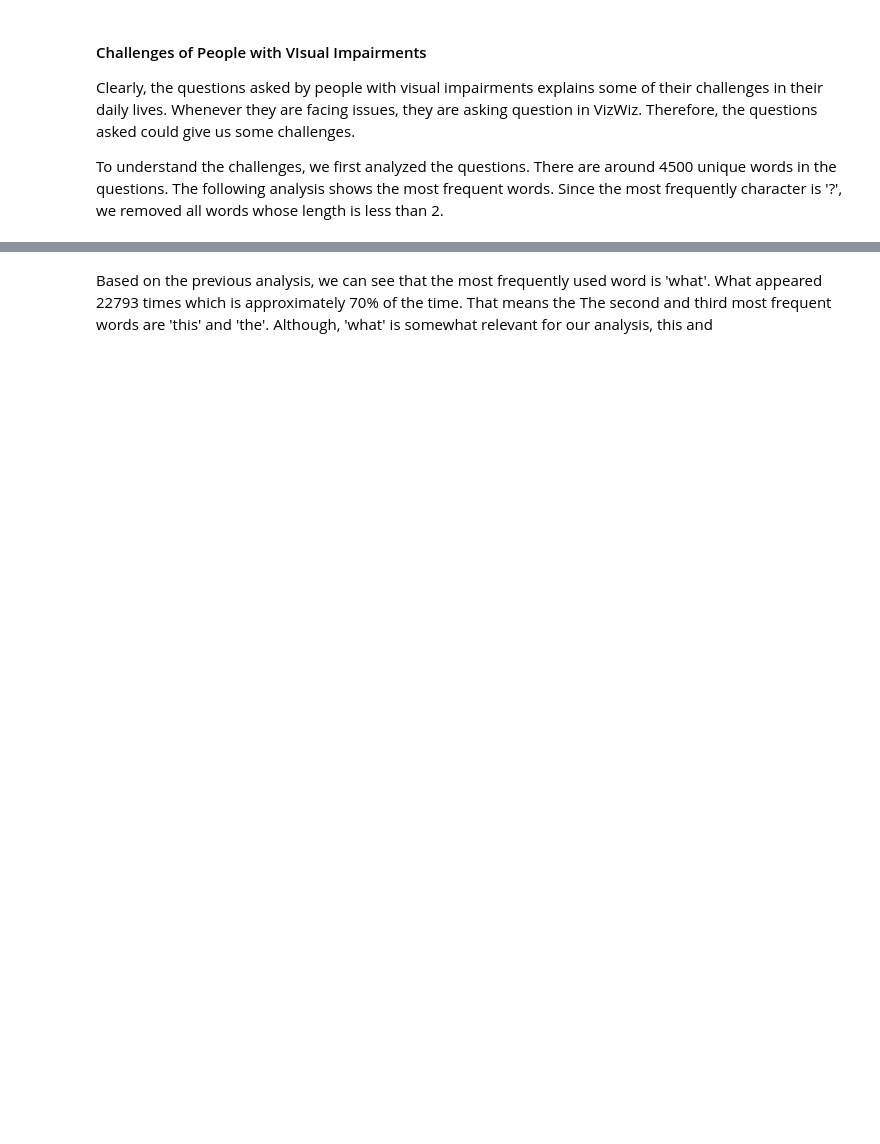
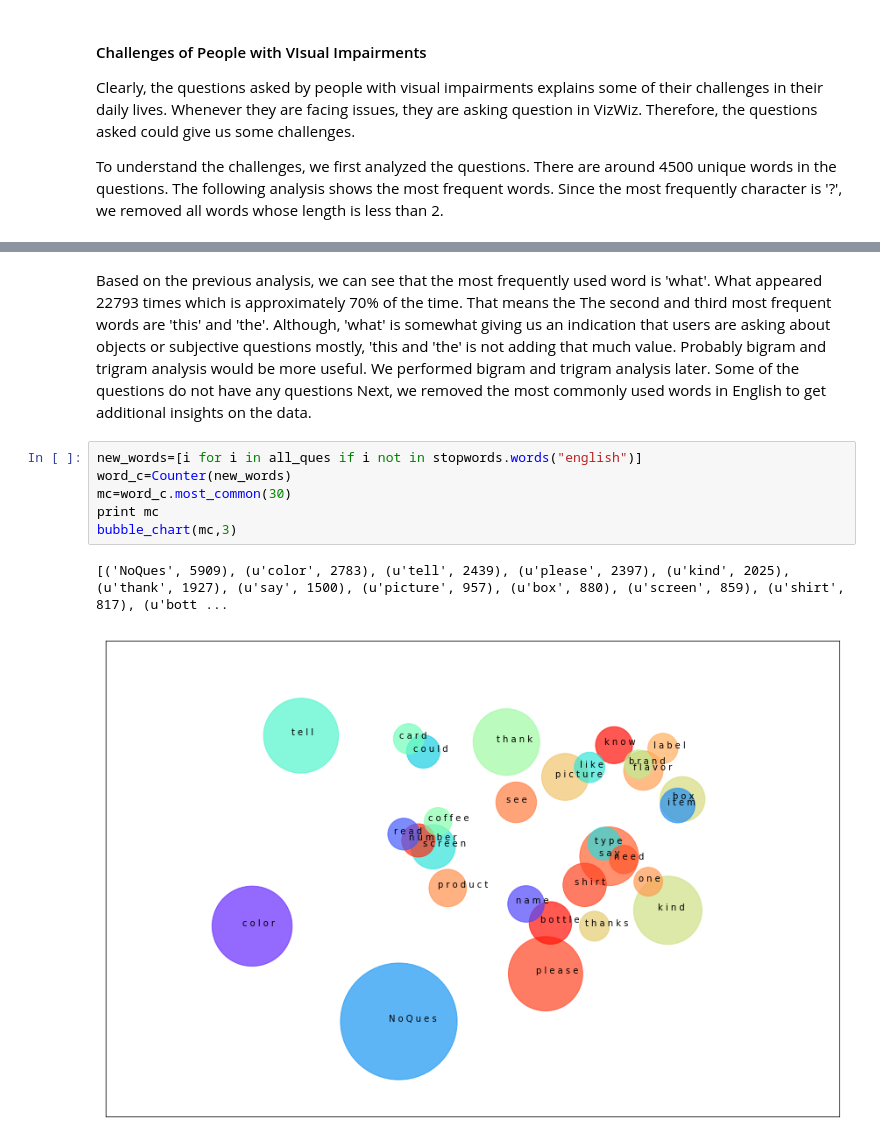
Before and after one commit to bigdata-i523/hid237, a Jupyter notebook: project/code/question_analysis.ipynb, the cells around one changed output, grey strips where cells are left out. Drawn from its saved outputs; the diff is of its cells as text; blank space fills up the shorter version.

Commit message:
Added more analysis

```diff
--- a/project/code/question_analysis.ipynb
+++ b/project/code/question_analysis.ipynb
@@ -131,2 +145,11 @@ bubble_chart( mc)
 # %% [markdown]
-Based on the previous analysis, we can see that the most frequently used word is 'what'. What appeared 22793 times which is approximately 70% of the time. That means the The second and third most frequent words are 'this' and 'the'. Although, 'what' is somewhat relevant for our analysis, this and
+Based on the previous analysis, we can see that the most frequently used word is 'what'. What appeared 22793 times which is approximately 70% of the time. That means the The second and third most frequent words are 'this' and 'the'. Although, 'what' is somewhat giving us an indication that users are asking about objects or subjective questions mostly, 'this and 'the' is not adding that much value. Probably bigram and trigram analysis would be more useful. We performed bigram and trigram analysis later. Some of the questions do not have any questions Next, we removed the most commonly used words in English to get additional insights on the data.
+# %%
+new_words=[i for i in all_ques if i not in stopwords.words("english")]
+word_c=Counter(new_words)
+mc=word_c.most_common(30)
+print mc
+bubble_chart(mc,3)
+# %% [output]
+[('NoQues', 5909), (u'color', 2783), (u'tell', 2439), (u'please', 2397), (u'kind', 2025), (u'thank', 1927), (u'say', 1500), (u'picture', 957), (u'box', 880), (u'screen', 859), (u'shirt', 817), (u'bott ...
+[figure, added]
```
Also changed, not shown: parts of 13 cells of this notebook, 1 other file.
